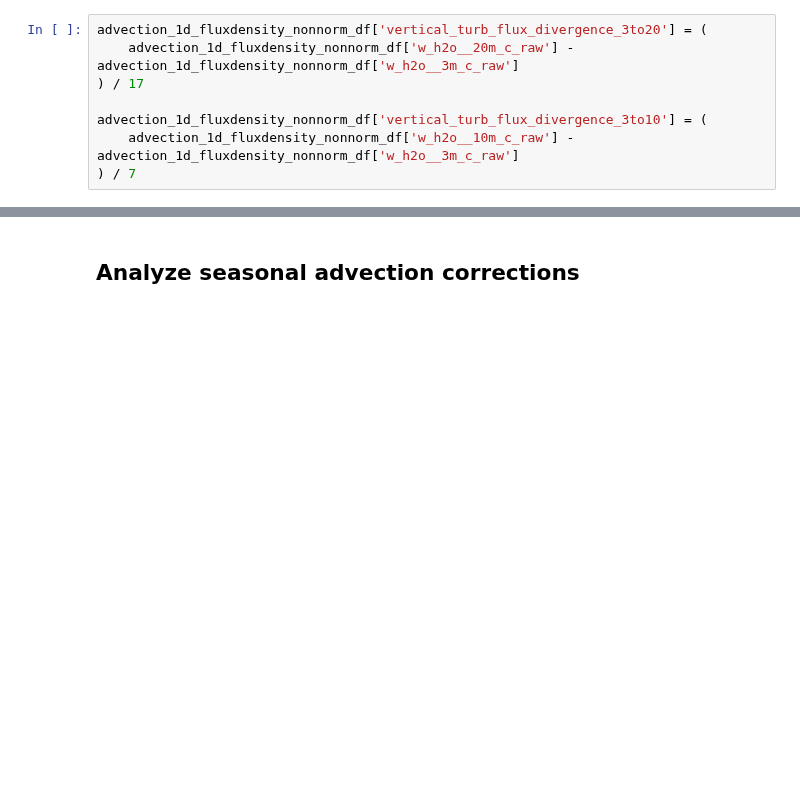
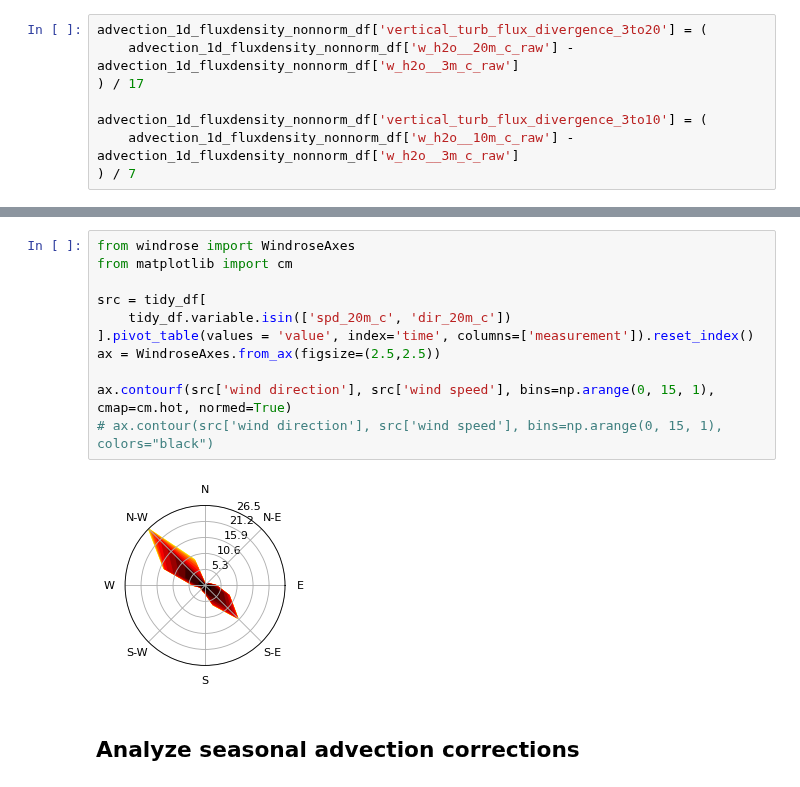
Before and after one commit to elischwat/sublimationofsnow, a Jupyter notebook: analysis/paper1/water_vapor_transport_fluxdivergencecombined.ipynb, the cells around one changed output, grey strips where cells are left out. Drawn from its saved outputs; the diff is of its cells as text; blank space fills up the shorter version.

```diff
--- a/analysis/paper1/water_vapor_transport_fluxdivergencecombined.ipynb
+++ b/analysis/paper1/water_vapor_transport_fluxdivergencecombined.ipynb
@@ -2537,3 +2697,16 @@ See the caveats in the documentation: https://pandas.pydata.org/pandas-docs/stab
+# %%
+from windrose import WindroseAxes
+from matplotlib import cm
+
+src = tidy_df[
+    tidy_df.variable.isin(['spd_20m_c', 'dir_20m_c'])
+].pivot_table(values = 'value', index='time', columns=['measurement']).reset_index()
+ax = WindroseAxes.from_ax(figsize=(2.5,2.5))
+
+ax.contourf(src['wind direction'], src['wind speed'], bins=np.arange(0, 15, 1), cmap=cm.hot, normed=True)
+# ax.contour(src['wind direction'], src['wind speed'], bins=np.arange(0, 15, 1), colors="black")
+# %% [output]
+[figure, added]
 # %% [markdown]
 ## Analyze seasonal advection corrections
 # %%
```
Also changed, not shown: parts of 36 cells of this notebook, 5 other files.
